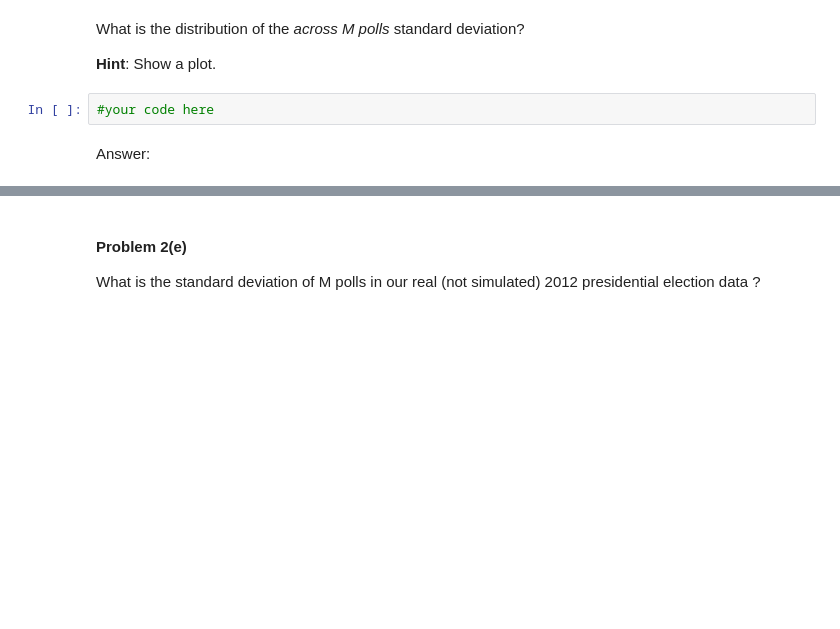
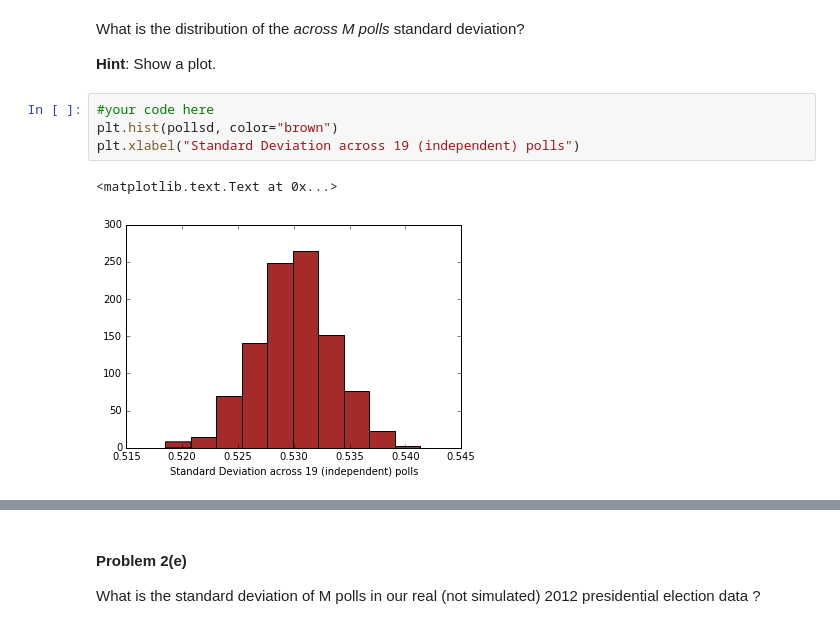
Before and after one commit to deep327/2014, a Jupyter notebook: homework/HW2.ipynb, the cells around one changed output, grey strips where cells are left out. Saved outputs shown, nothing was run; the diff lists cells and outputs as text; blank space fills up the shorter version.

```diff
--- a/homework/HW2.ipynb
+++ b/homework/HW2.ipynb
@@ -481,7 +628,10 @@ Repeat Problem 2(c) but now record the *across poll* standard deviation in each
 What is the distribution of the *across M polls* standard deviation?
 
 **Hint**: Show a plot.
-# %%
-#your code here
-# %% [markdown]
-Answer:
+# %%
+#your code here
+plt.hist(pollsd, color="brown")
+plt.xlabel("Standard Deviation across 19 (independent) polls")
+# %% [output]
+<matplotlib.text.Text at 0x...>
+[figure, added]
```
Also changed, not shown: parts of 40 cells of this notebook.
